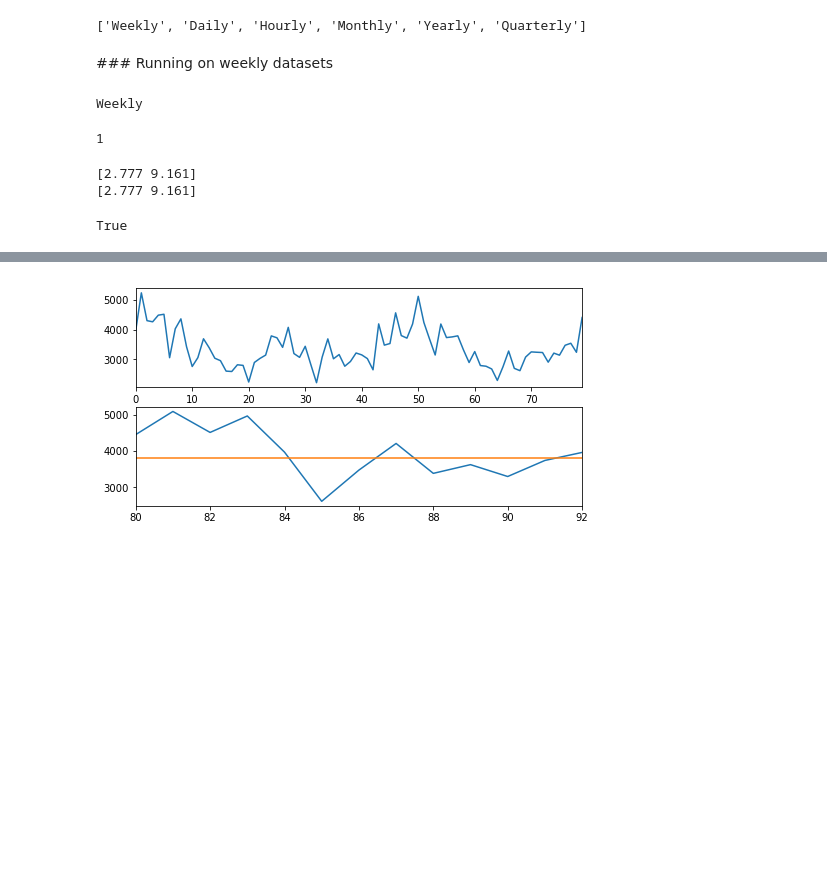
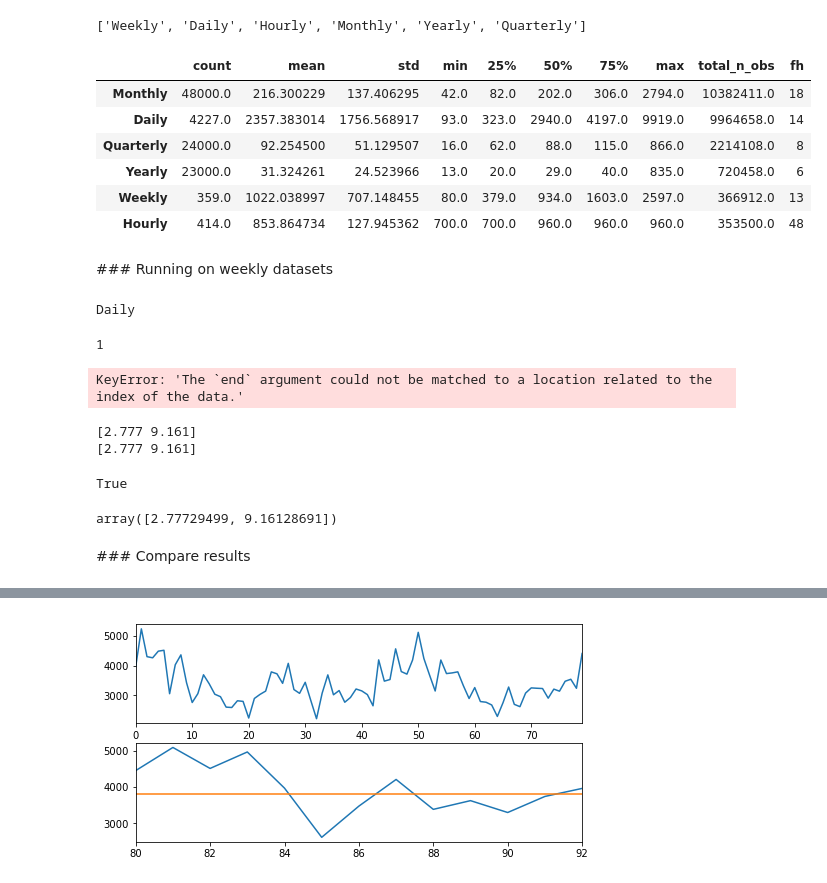
Before and after one commit to mloning/M4-methods, a Jupyter notebook: scripts/m4-competition_notes.ipynb, the cells around one changed output, grey strips where cells are left out. Drawn from its saved outputs; the diff is of its cells as text; code cells hidden in the pictures; blank space fills up the shorter version.

```diff
--- a/scripts/m4-competition_notes.ipynb
+++ b/scripts/m4-competition_notes.ipynb
@@ -221,7 +174,7 @@ ForecastingStrategy(DummyForecaster(check_input=True, strategy='last'))
 # %% [markdown]
 ### Load data files
 # %%
-files = os.listdir(os.path.join(datadir, 'M4DataSet'))
+files = os.listdir(traindir)
 files
 # %% [output]
 ['Weekly-train.csv',
@@ -235,13 +188,33 @@ keys = [f.split('-')[0] for f in files]
 keys
 # %% [output]
 ['Weekly', 'Daily', 'Hourly', 'Monthly', 'Yearly', 'Quarterly']
+# %%
+sl = []
+for key in keys:
+    alltrain = pd.read_csv(os.path.join(traindir, f'{key}-train.csv'),
+                           index_col=0)
+    sl.append(alltrain.notna().sum(axis=1).describe())
+
+series_lengths = pd.concat(sl, axis=1).T
+series_lengths.index = keys
+series_lengths['total_n_obs'] = series_lengths['count'] * series_lengths['mean']
+series_lengths['fh'] = pd.Series(fhs)
+series_lengths.sort_values('total_n_obs', ascending=False)
+# %% [output]
+|  | count | mean | std | min | 25% | 50% | 75% | max | total_n_obs | fh |
+| Monthly | 48000.0 | 216.300229 | 137.406295 | 42.0 | 82.0 | 202.0 | 306.0 | 2794.0 | 10382411.0 | 18 |
+| Daily | 4227.0 | 2357.383014 | 1756.568917 | 93.0 | 323.0 | 2940.0 | 4197.0 | 9919.0 | 9964658.0 | 14 |
+| Quarterly | 24000.0 | 92.254500 | 51.129507 | 16.0 | 62.0 | 88.0 | 115.0 | 866.0 | 2214108.0 | 8 |
+| Yearly | 23000.0 | 31.324261 | 24.523966 | 13.0 | 20.0 | 29.0 | 40.0 | 835.0 | 720458.0 | 6 |
+| Weekly | 359.0 | 1022.038997 | 707.148455 | 80.0 | 379.0 | 934.0 | 1603.0 | 2597.0 | 366912.0 | 13 |
+| Hourly | 414.0 | 853.864734 | 127.945362 | 700.0 | 700.0 | 960.0 | 960.0 | 960.0 | 353500.0 | 48 |
 # %% [markdown]
 ### Running on weekly datasets
 # %%
-key = keys[0]
+key = 'Daily'
 print(key)
 # %% [output]
-Weekly
+Daily
 # %%
 # get seasonal frequency
 freq = freqs[key]
@@ -251,13 +232,4 @@ freq
 # %%
-# get all train and test datasets
-alltrain = pd.read_csv(os.path.join(traindir, f'{key}-train.csv'),
-                       index_col=0)
-alltest = pd.read_csv(os.path.join(testdir, f'{key}-test.csv'),
-                      index_col=0)
-
-# iterate over datasets
-n_datasets = alltrain.shape[0]
-
 # allocate output array
 losses = np.zeros((n_datasets, 2))
 
@@ -299,11 +271,13 @@ for i in tqdm(range(n_datasets), desc=f"{strategy_name}", unit='datasets'):
     assert y_pred.index.equals(y_test.index)
 
     # save predictions
-    np.savetxt(os.path.join(savedir, f"{strategy_name}_{key[0]}{i}_y_pred.txt"), y_pred)
+    #np.savetxt(os.path.join(savedir, f"{strategy_name}_{key[0]}{i}_y_pred.txt"), y_pred)
 
     # compute losses
     losses[i, 0] = mase_loss(y_test, y_pred, y_train, freq=freq)
     losses[i, 1] = smape_loss(y_test, y_pred)
+# %% [output]
+KeyError: 'The `end` argument could not be matched to a location related to the index of the data.'
 # %%
 a = losses.mean(axis=0).round(3)
 m4_losses = np.hstack([mase.loc[strategy_name, key],
@@ -314,5 +288,11 @@ np.allclose(a, m4_losses, rtol=1e-3)
 [2.777 9.161]
 [2.777 9.161]
 True
+# %%
+losses.mean(axis=0)
+# %% [output]
+array([2.77729499, 9.16128691])
 # %%
 # SES, Naive, Naive2 is equal
+# %% [markdown]
+### Compare results
```
Also changed, not shown: parts of 19 cells of this notebook, 2 other files.
